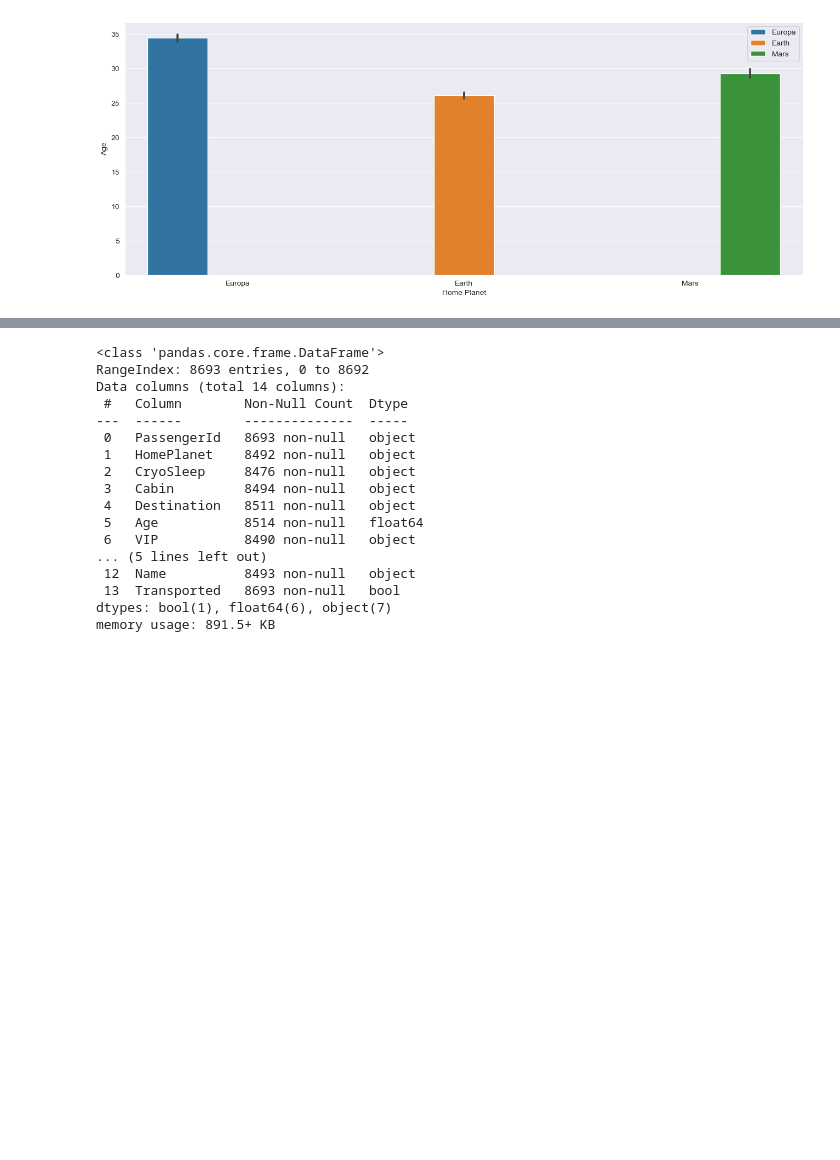
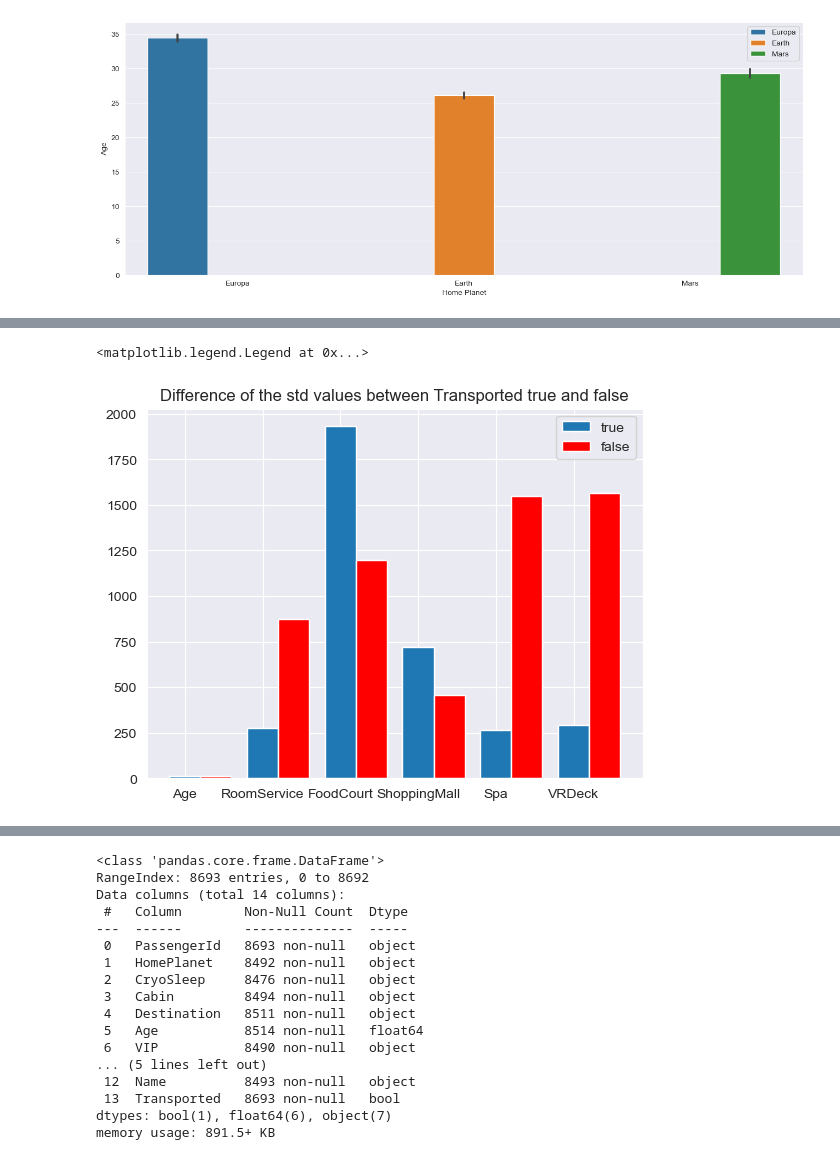
Before and after one commit to SelimSaglam/Kaggle, a Jupyter notebook: Main.ipynb, the cells around one changed output, grey strips where cells are left out. Drawn from its saved outputs; the diff is of its cells as text; code cells hidden in the pictures; blank space fills up the shorter version.

```diff
--- a/Main.ipynb
+++ b/Main.ipynb
@@ -43,0 +78,10 @@ df_train.describe()
+# %%
+bar_width = 0.4
+fig, ax = plt.subplots()
+ax.bar(df_true_desc.columns, df_true_desc.loc["std"], label='true', width=bar_width)
+ax.bar([i+bar_width for i in range(0, len(df_true_desc) - 2)], df_false_desc.loc["std"], label='false', width=bar_width, color = "red")
+plt.title("Difference of the std values between Transported true and false")
+plt.legend()
+# %% [output]
+<matplotlib.legend.Legend at 0x...>
+[figure, added]
```
Also changed, not shown: parts of 13 cells of this notebook.
